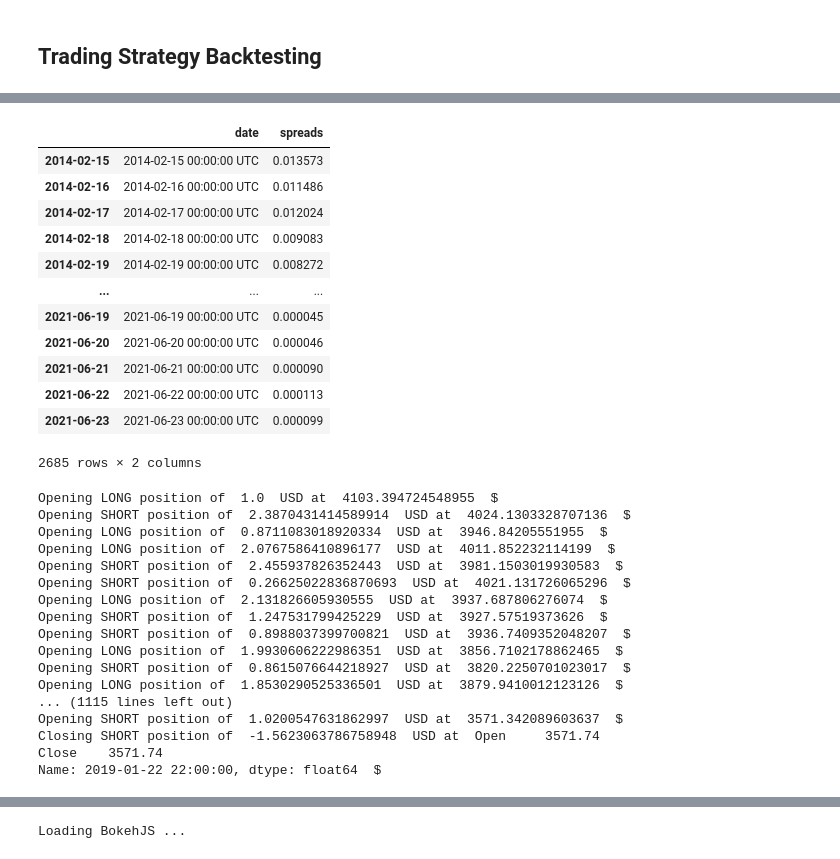
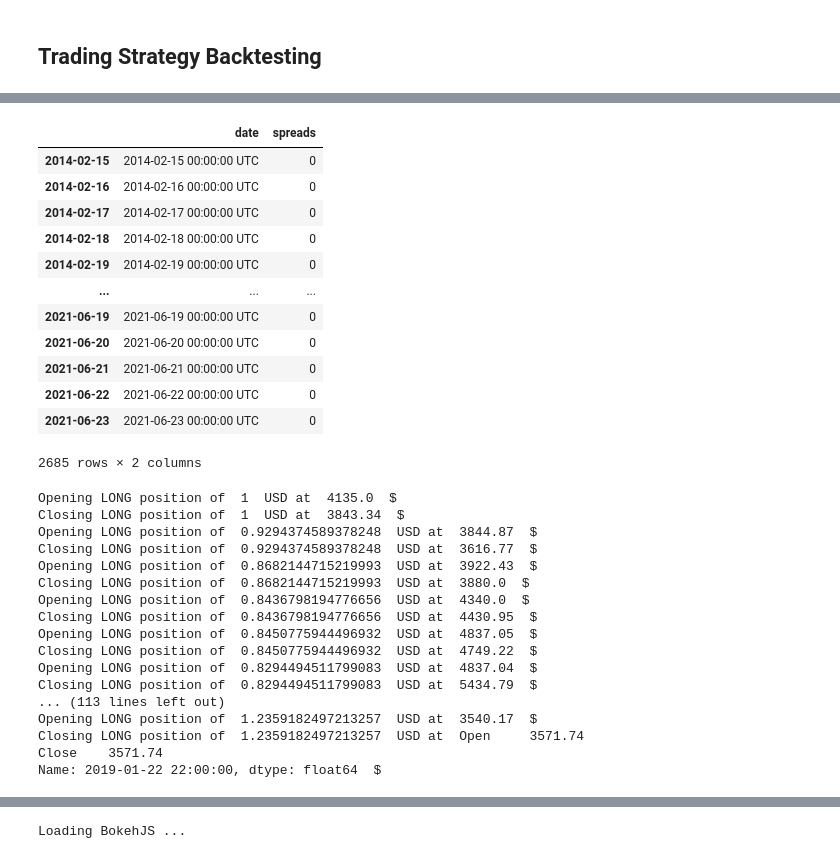
Before and after one commit to ktsou/TradingNLP-shell, a Jupyter notebook: main.ipynb, the cells around one changed output, grey strips where cells are left out. Saved outputs shown, nothing was run; the diff lists cells and outputs as text; code cells hidden in the pictures.

```diff
--- a/main.ipynb
+++ b/main.ipynb
@@ -239,55 +250,55 @@ df_final
 # %%
 # import the spreads from Kraken historical data
 df1 = pd.read_csv('./Data/bitcoinity_data.csv', index_col = False)
 format2 = "%Y-%m-%d %H:%M:%S"
 df1.index = df1['Time'].apply(lambda x: str(x)[:-4])
 df1.index = [datetime.strptime(i, format2) for i in df1.index]
 df1.columns = ['date','spreads']
 # spreads are in % values
-df1['spreads'] = df1['spreads']/100
+df1['spreads'] =0
 df1
 
 #algo.add_spreads(df1['spreads'])
 # %% [output]
 |  | date | spreads |
-| 2014-02-15 | 2014-02-15 00:00:00 UTC | 0.013573 |
-| 2014-02-16 | 2014-02-16 00:00:00 UTC | 0.011486 |
-| 2014-02-17 | 2014-02-17 00:00:00 UTC | 0.012024 |
-| 2014-02-18 | 2014-02-18 00:00:00 UTC | 0.009083 |
-| 2014-02-19 | 2014-02-19 00:00:00 UTC | 0.008272 |
+| 2014-02-15 | 2014-02-15 00:00:00 UTC | 0 |
+| 2014-02-16 | 2014-02-16 00:00:00 UTC | 0 |
+| 2014-02-17 | 2014-02-17 00:00:00 UTC | 0 |
+| 2014-02-18 | 2014-02-18 00:00:00 UTC | 0 |
+| 2014-02-19 | 2014-02-19 00:00:00 UTC | 0 |
 | ... | ... | ... |
-| 2021-06-19 | 2021-06-19 00:00:00 UTC | 0.000045 |
-| 2021-06-20 | 2021-06-20 00:00:00 UTC | 0.000046 |
-| 2021-06-21 | 2021-06-21 00:00:00 UTC | 0.000090 |
-| 2021-06-22 | 2021-06-22 00:00:00 UTC | 0.000113 |
-| 2021-06-23 | 2021-06-23 00:00:00 UTC | 0.000099 |
+| 2021-06-19 | 2021-06-19 00:00:00 UTC | 0 |
+| 2021-06-20 | 2021-06-20 00:00:00 UTC | 0 |
+| 2021-06-21 | 2021-06-21 00:00:00 UTC | 0 |
+| 2021-06-22 | 2021-06-22 00:00:00 UTC | 0 |
+| 2021-06-23 | 2021-06-23 00:00:00 UTC | 0 |
 2685 rows × 2 columns
 # %%
 # signal = Signal_mean_window(df_final['Bitcoin'], pos = -1, window_size = 15)
-signal = Signal_mean(df_final['Bitcoin'], pos = -1)
-# signal = Signal_standard(df_final['Bitcoin'], pos = -1)
-strategy = BitcoinNLPStrategy(repos = 1)
+# signal = Signal_mean(df_final['Bitcoin'], pos = -1)
+signal = Signal_standard(df_final['Bitcoin'], pos = 1)
+strategy = BitcoinNLPStrategy(repos = 0)
 strategy.add_signal(signal)
 algo = customNLP(1, df_final[['open','close']], strategy, leverage = True)
 #algo.set_stoploss(0.01)
 algo.add_spreads(df1['spreads'])
 algo.run(split = True)
 # %% [output]
-Opening LONG position of  1.0  USD at  4103.394724548955  $
-Opening SHORT position of  2.3870431414589914  USD at  4024.1303328707136  $
-Opening LONG position of  0.8711083018920334  USD at  3946.84205551955  $
-Opening LONG position of  2.0767586410896177  USD at  4011.852232114199  $
-Opening SHORT position of  2.455937826352443  USD at  3981.1503019930583  $
-Opening SHORT position of  0.26625022836870693  USD at  4021.131726065296  $
-Opening LONG position of  2.131826605930555  USD at  3937.687806276074  $
-Opening SHORT position of  1.247531799425229  USD at  3927.57519373626  $
-Opening SHORT position of  0.8988037399700821  USD at  3936.7409352048207  $
-Opening LONG position of  1.9930606222986351  USD at  3856.7102178862465  $
-Opening SHORT position of  0.8615076644218927  USD at  3820.2250701023017  $
-Opening LONG position of  1.8530290525336501  USD at  3879.9410012123126  $
-... (1115 lines left out)
-Opening SHORT position of  1.0200547631862997  USD at  3571.342089603637  $
-Closing SHORT position of  -1.5623063786758948  USD at  Open     3571.74
+Opening LONG position of  1  USD at  4135.0  $
+Closing LONG position of  1  USD at  3843.34  $
+Opening LONG position of  0.9294374589378248  USD at  3844.87  $
+Closing LONG position of  0.9294374589378248  USD at  3616.77  $
+Opening LONG position of  0.8682144715219993  USD at  3922.43  $
+Closing LONG position of  0.8682144715219993  USD at  3880.0  $
+Opening LONG position of  0.8436798194776656  USD at  4340.0  $
+Closing LONG position of  0.8436798194776656  USD at  4430.95  $
+Opening LONG position of  0.8450775944496932  USD at  4837.05  $
+Closing LONG position of  0.8450775944496932  USD at  4749.22  $
+Opening LONG position of  0.8294494511799083  USD at  4837.04  $
+Closing LONG position of  0.8294494511799083  USD at  5434.79  $
+... (113 lines left out)
+Opening LONG position of  1.2359182497213257  USD at  3540.17  $
+Closing LONG position of  1.2359182497213257  USD at  Open     3571.74
 Close    3571.74
 Name: 2019-01-22 22:00:00, dtype: float64  $
 # %%
```
Also changed, not shown: parts of 20 cells of this notebook, 7 other files.
